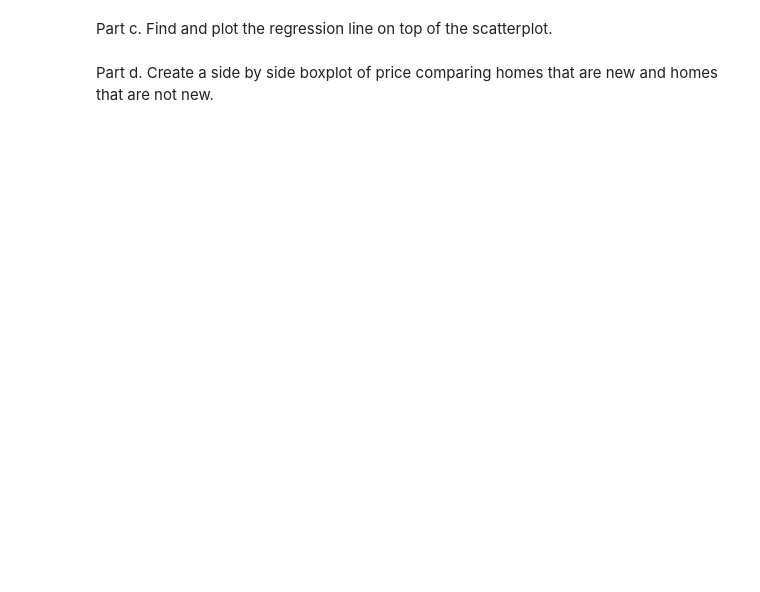
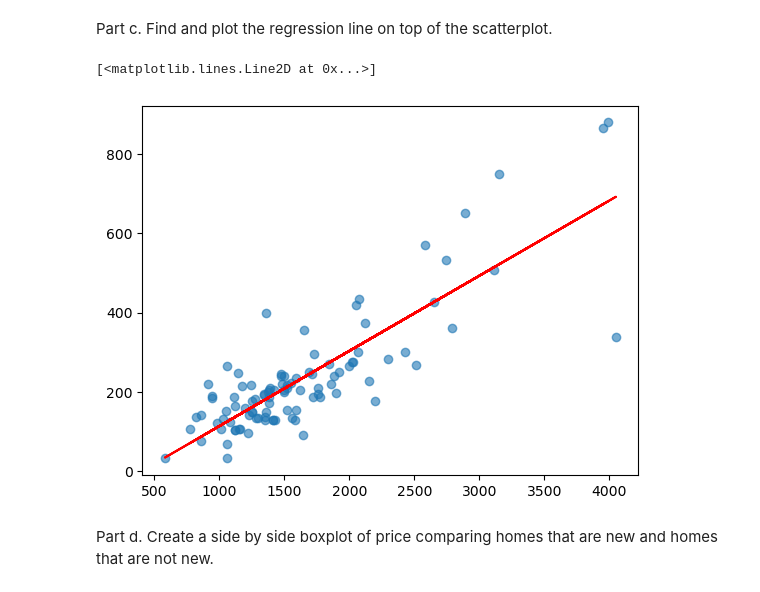
Before and after one commit to stat220/stat-220-hw1-nelsons502, a Jupyter notebook: Stat_220_HW1.ipynb, the cells around one changed output. Cells and saved outputs as stored; diff of their text form; code cells hidden in the pictures; blank space fills up the shorter version.

```diff
--- a/Stat_220_HW1.ipynb
+++ b/Stat_220_HW1.ipynb
@@ -97,2 +166,16 @@ Part c. Find and plot the regression line on top of the scatterplot.
+# %%
+x = houses[['size']]
+y = houses['price']
+model = LinearRegression()
+model.fit(x,y)
+
+slope = model.coef_[0]
+intercept = model.intercept_
+
+plt.scatter(x,y, alpha=.6)
+plt.plot(x, model.predict(x), color='red', label='Regression Line')
+# %% [output]
+[<matplotlib.lines.Line2D at 0x...>]
+[figure, added]
 # %% [markdown]
 Part d. Create a side by side boxplot of price comparing homes that are new and homes that are not new.
```
Also changed, not shown: parts of 14 cells of this notebook.
